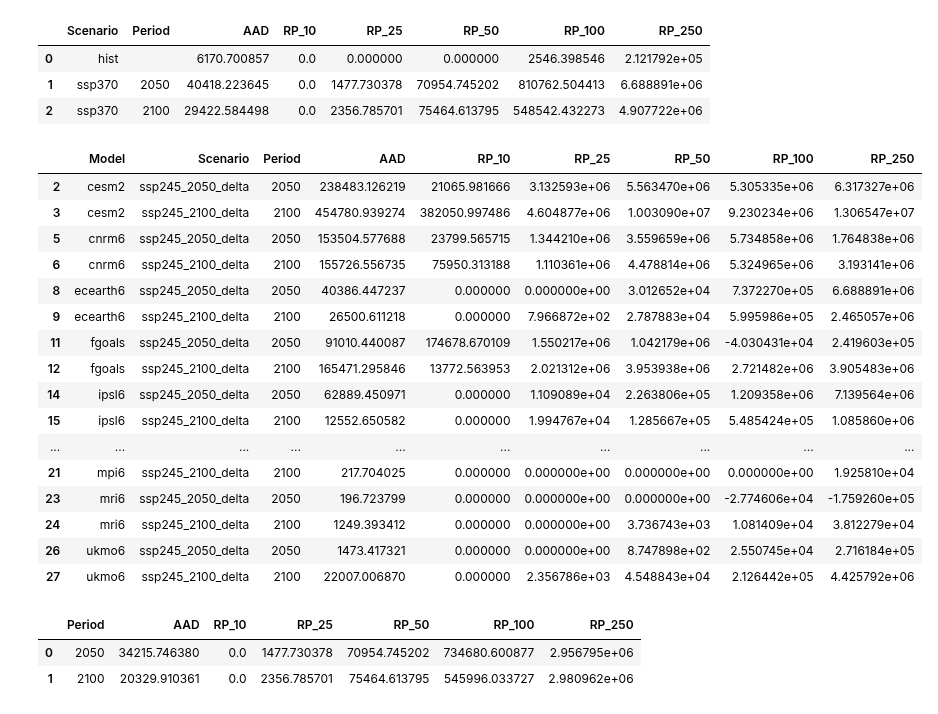
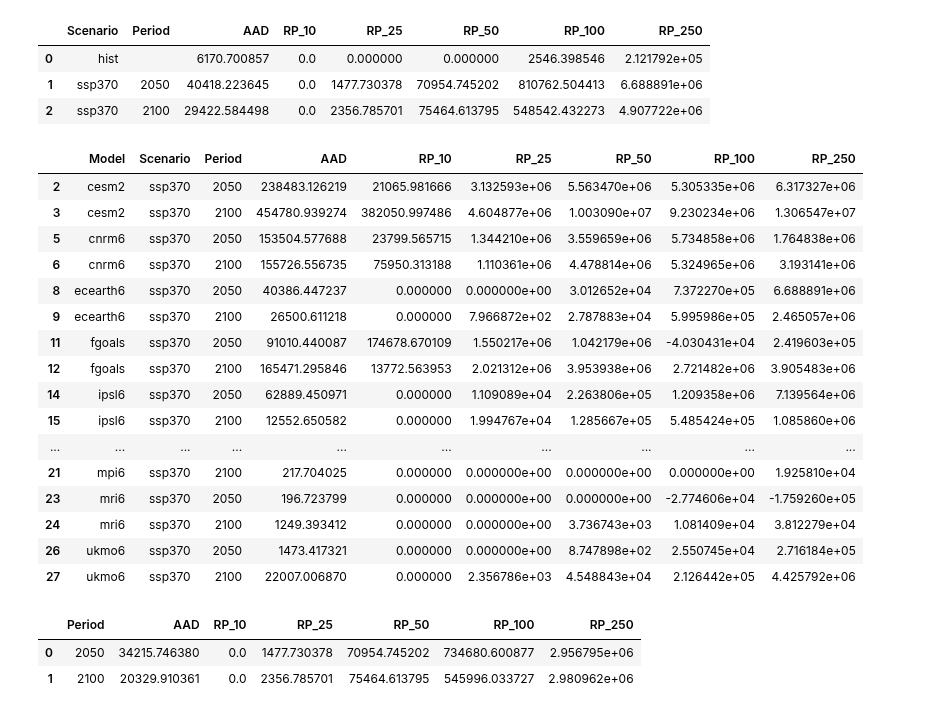
Before and after one commit to Evelyn-M/global-displacement-risk, a Jupyter notebook: doc/tutorial_TC.ipynb, the cells around one changed output. Saved outputs shown, nothing was run; the diff lists cells and outputs as text; code cells hidden in the pictures.

```diff
--- a/doc/tutorial_TC.ipynb
+++ b/doc/tutorial_TC.ipynb
@@ -75,7 +54,7 @@ def get_region(country):
             return region
     return None
 
-cntry_iso = 'ITA'
+cntry_iso = 'TWN'
 reg = get_region(cntry_iso)
 
 reg
@@ -141,4 +117,18 @@ lat_min, lat_max, lon_min, lon_max
 # %%
+BASIN_BOUNDS = {
+    # North Atlantic/Eastern Pacific Basin
+    'AP': [-180.0, 10.0, 0.0, 85.0],
+
+    # Indian Ocean Basin
+    'IO': [10.0, 100.0, 0.0, 85.0],
+
+    # Southern Hemisphere Basin
+    'SH': [-180.0, 180.0, -85.0, 0.0],
+
+    # Western Pacific Basin
+    'WP': [100.0, 180.0, 0.0, 85.0],
+}
+
 def assign_basin(lon_min, lon_max, lat_min, lat_max):
     assigned_basins = []
 
@@ -336,11 +302,9 @@ for fut, haz in fut_haz_dict.items():
     impact_dict[fut] = impact_fut
 # %%
 aai_agg_dict = {}
-freq_curve_dict = {}
 pmd_dict = {}
 for fut, imp in impact_dict.items():
     aai_agg_dict[fut] = imp.aai_agg
     freq_curve = imp.calc_freq_curve(return_per=np.arange(1, 251, 1))
-    freq_curve_dict[fut] = freq_curve
     pm_data = [freq_curve.impact[idx] for idx in rp_indices]
     pmd_dict[fut] = pm_data
@@ -425,50 +383,50 @@ delta_df_list = []
 hist_df = df[(df['Model'] != 'ERA-5') & (df['Scenario'] == 'hist')]
 
 # Loop through each Model
 for model in df['Model'].unique():
     # Filter the DataFrame for the current model
     model_df = df[df['Model'] == model]
 
     # Check if hist values exist for the current model
     if not model_df[model_df['Scenario'] == 'hist'].empty:
         # Get the hist values for the current model
         hist_values = model_df[model_df['Scenario'] == 'hist'].iloc[0]
 
         # Loop through each period
         for period in ['2050', '2100']:
             scenario_df = model_df[model_df['Period'] == period]
             if not scenario_df.empty:
                 # Calculate the difference
                 delta_values = scenario_df.iloc[0].copy()
                 # Ensure only numeric columns are processed
                 for col in df.columns[3:]:  # Adjust index as needed
                     if pd.api.types.is_numeric_dtype(df[col]):
                         delta_values[col] = scenario_df.iloc[0][col] - hist_values[col]
-                delta_values['Scenario'] = f'ssp245_{period}_delta'
+                #delta_values['Scenario'] = f'ssp245_{period}_delta'
                 delta_df_list.append(delta_values)
 
 # Combine all delta values into a single DataFrame
 delta_df = pd.DataFrame(delta_df_list)
 
 delta_df
 # %% [output]
 |  | Model | Scenario | Period | AAD | RP_10 | RP_25 | RP_50 | RP_100 | RP_250 |
-| 2 | cesm2 | ssp245_2050_delta | 2050 | 238483.126219 | 21065.981666 | 3.132593e+06 | 5.563470e+06 | 5.305335e+06 | 6.317327e+06 |
-| 3 | cesm2 | ssp245_2100_delta | 2100 | 454780.939274 | 382050.997486 | 4.604877e+06 | 1.003090e+07 | 9.230234e+06 | 1.306547e+07 |
-| 5 | cnrm6 | ssp245_2050_delta | 2050 | 153504.577688 | 23799.565715 | 1.344210e+06 | 3.559659e+06 | 5.734858e+06 | 1.764838e+06 |
-| 6 | cnrm6 | ssp245_2100_delta | 2100 | 155726.556735 | 75950.313188 | 1.110361e+06 | 4.478814e+06 | 5.324965e+06 | 3.193141e+06 |
-| 8 | ecearth6 | ssp245_2050_delta | 2050 | 40386.447237 | 0.000000 | 0.000000e+00 | 3.012652e+04 | 7.372270e+05 | 6.688891e+06 |
-| 9 | ecearth6 | ssp245_2100_delta | 2100 | 26500.611218 | 0.000000 | 7.966872e+02 | 2.787883e+04 | 5.995986e+05 | 2.465057e+06 |
-| 11 | fgoals | ssp245_2050_delta | 2050 | 91010.440087 | 174678.670109 | 1.550217e+06 | 1.042179e+06 | -4.030431e+04 | 2.419603e+05 |
-| 12 | fgoals | ssp245_2100_delta | 2100 | 165471.295846 | 13772.563953 | 2.021312e+06 | 3.953938e+06 | 2.721482e+06 | 3.905483e+06 |
-| 14 | ipsl6 | ssp245_2050_delta | 2050 | 62889.450971 | 0.000000 | 1.109089e+04 | 2.263806e+05 | 1.209358e+06 | 7.139564e+06 |
-| 15 | ipsl6 | ssp245_2100_delta | 2100 | 12552.650582 | 0.000000 | 1.994767e+04 | 1.285667e+05 | 5.485424e+05 | 1.085860e+06 |
+| 2 | cesm2 | ssp370 | 2050 | 238483.126219 | 21065.981666 | 3.132593e+06 | 5.563470e+06 | 5.305335e+06 | 6.317327e+06 |
+| 3 | cesm2 | ssp370 | 2100 | 454780.939274 | 382050.997486 | 4.604877e+06 | 1.003090e+07 | 9.230234e+06 | 1.306547e+07 |
+| 5 | cnrm6 | ssp370 | 2050 | 153504.577688 | 23799.565715 | 1.344210e+06 | 3.559659e+06 | 5.734858e+06 | 1.764838e+06 |
+| 6 | cnrm6 | ssp370 | 2100 | 155726.556735 | 75950.313188 | 1.110361e+06 | 4.478814e+06 | 5.324965e+06 | 3.193141e+06 |
+| 8 | ecearth6 | ssp370 | 2050 | 40386.447237 | 0.000000 | 0.000000e+00 | 3.012652e+04 | 7.372270e+05 | 6.688891e+06 |
+| 9 | ecearth6 | ssp370 | 2100 | 26500.611218 | 0.000000 | 7.966872e+02 | 2.787883e+04 | 5.995986e+05 | 2.465057e+06 |
+| 11 | fgoals | ssp370 | 2050 | 91010.440087 | 174678.670109 | 1.550217e+06 | 1.042179e+06 | -4.030431e+04 | 2.419603e+05 |
+| 12 | fgoals | ssp370 | 2100 | 165471.295846 | 13772.563953 | 2.021312e+06 | 3.953938e+06 | 2.721482e+06 | 3.905483e+06 |
+| 14 | ipsl6 | ssp370 | 2050 | 62889.450971 | 0.000000 | 1.109089e+04 | 2.263806e+05 | 1.209358e+06 | 7.139564e+06 |
+| 15 | ipsl6 | ssp370 | 2100 | 12552.650582 | 0.000000 | 1.994767e+04 | 1.285667e+05 | 5.485424e+05 | 1.085860e+06 |
 | ... | ... | ... | ... | ... | ... | ... | ... | ... | ... |
-| 21 | mpi6 | ssp245_2100_delta | 2100 | 217.704025 | 0.000000 | 0.000000e+00 | 0.000000e+00 | 0.000000e+00 | 1.925810e+04 |
-| 23 | mri6 | ssp245_2050_delta | 2050 | 196.723799 | 0.000000 | 0.000000e+00 | 0.000000e+00 | -2.774606e+04 | -1.759260e+05 |
-| 24 | mri6 | ssp245_2100_delta | 2100 | 1249.393412 | 0.000000 | 0.000000e+00 | 3.736743e+03 | 1.081409e+04 | 3.812279e+04 |
-| 26 | ukmo6 | ssp245_2050_delta | 2050 | 1473.417321 | 0.000000 | 0.000000e+00 | 8.747898e+02 | 2.550745e+04 | 2.716184e+05 |
-| 27 | ukmo6 | ssp245_2100_delta | 2100 | 22007.006870 | 0.000000 | 2.356786e+03 | 4.548843e+04 | 2.126442e+05 | 4.425792e+06 |
+| 21 | mpi6 | ssp370 | 2100 | 217.704025 | 0.000000 | 0.000000e+00 | 0.000000e+00 | 0.000000e+00 | 1.925810e+04 |
+| 23 | mri6 | ssp370 | 2050 | 196.723799 | 0.000000 | 0.000000e+00 | 0.000000e+00 | -2.774606e+04 | -1.759260e+05 |
+| 24 | mri6 | ssp370 | 2100 | 1249.393412 | 0.000000 | 0.000000e+00 | 3.736743e+03 | 1.081409e+04 | 3.812279e+04 |
+| 26 | ukmo6 | ssp370 | 2050 | 1473.417321 | 0.000000 | 0.000000e+00 | 8.747898e+02 | 2.550745e+04 | 2.716184e+05 |
+| 27 | ukmo6 | ssp370 | 2100 | 22007.006870 | 0.000000 | 2.356786e+03 | 4.548843e+04 | 2.126442e+05 | 4.425792e+06 |
 # %%
 hist_df = df_abs.iloc[0]
 diff_df = delta_df.groupby('Period').median().reset_index()
```
Also changed, not shown: parts of 20 cells of this notebook, 1 other file.
